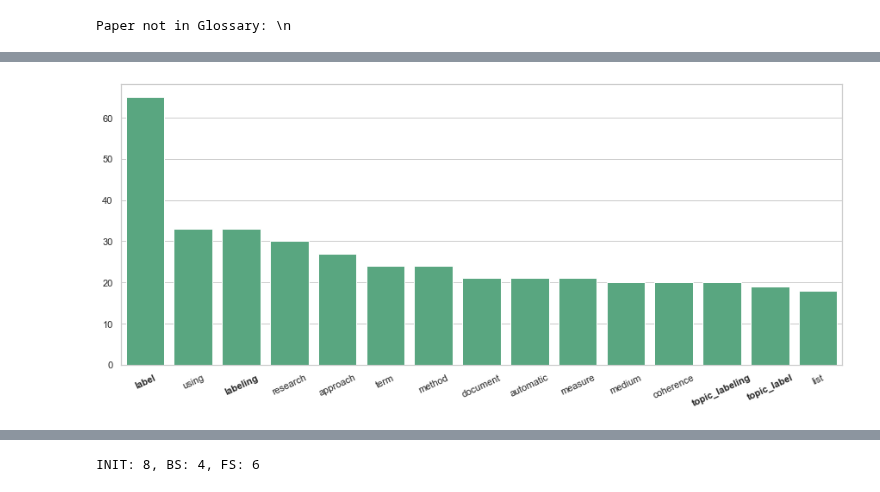
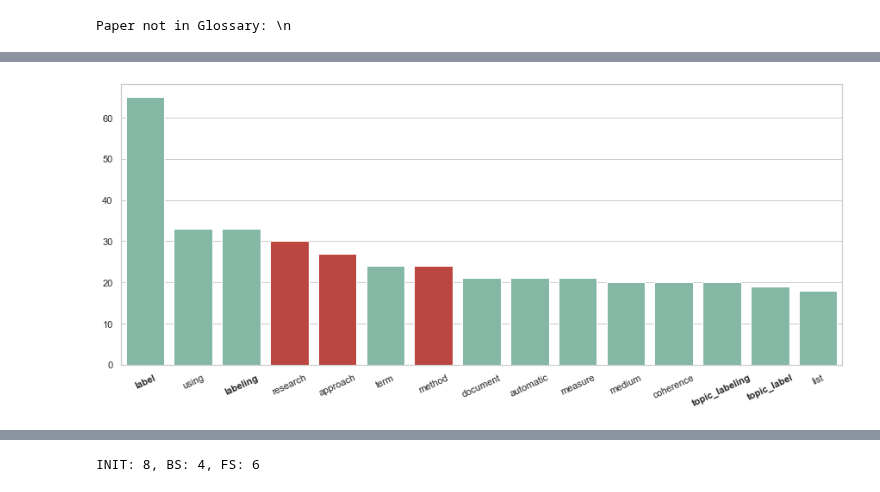
Before and after one commit to iberius96/Msc_Thesis, a Jupyter notebook: Paper Graphs/selection_network.ipynb, the cells around one changed output, grey strips where cells are left out. Drawn from its saved outputs; the diff is of its cells as text; code cells hidden in the pictures.

```diff
--- a/Paper Graphs/selection_network.ipynb
+++ b/Paper Graphs/selection_network.ipynb
@@ -74,22 +74,12 @@ for component in components:
 # %% [output]
 Paper not in Glossary: \n
 # %%
-# Print
-remove_tokens = ['topic', 'model', 'topic_model']
-title_abstr_str = ''
-lemmatizer = WordNetLemmatizer()
-
-# 0, 2, 8
-cur_comp_info = components_info[2]
-for paper in cur_comp_info:
-    cur_paper = cur_comp_info[paper]
-    title_abstr_str += f" {cur_paper['title']}"
-    title_abstr_str += f" {cur_paper['abstract']}"
-
 def remove_punctuation(input_string):
     return re.sub(r'[^\w\s]', '', input_string)
 
 def remove_stopwords(input_string):
+    remove_tokens = ['topic', 'model', 'topic_model']
+    lemmatizer = WordNetLemmatizer()
     tokens = nltk.word_tokenize(input_string.lower())
     tokens = [lemmatizer.lemmatize(word) for word in tokens if word not in stop_words]
     bigrams_trigrams = list(nltk.everygrams(tokens, 2, 3))
@@ -102,8 +92,18 @@ def count_tokens(input_string):
     tokens = remove_stopwords(remove_punctuation(input_string))
     return collections.Counter(tokens)
 
-token_count = count_tokens(title_abstr_str)
-sorted_token_count = dict(sorted(token_count.items(), key=lambda item: item[1], reverse=True))
+def compute_common_words(component_nr):
+    title_abstr_str = ''
 
-print(sorted_token_count)
+    # 0, 2, 8
+    cur_comp_info = components_info[component_nr]
+    for paper in cur_comp_info:
+        cur_paper = cur_comp_info[paper]
+        title_abstr_str += f" {cur_paper['title']}"
+        title_abstr_str += f" {cur_paper['abstract']}"
+
+    token_count = count_tokens(title_abstr_str)
+    return dict(sorted(token_count.items(), key=lambda item: item[1], reverse=True))
+
+print(compute_common_words(8))
 # %% [output]
@@ -136,6 +186,12 @@ for paper in cur_comp_info:
 # %%
 import seaborn as sns
 import matplotlib.pyplot as plt
+
+top_words_1 = list(compute_common_words(0))[:15]
+top_words_2 = list(compute_common_words(2))[:15]
+top_words_3 = list(compute_common_words(8))[:15]
+
+accepted_terms = [word for word in top_words_1 if word not in top_words_2 and word not in top_words_3]
 
 # Data
 term_counts = {'label': 65,
@@ -144,32 +200,34 @@ term_counts = {'label': 65,
                'research': 30,
                'approach': 27,
                'term': 24,
                'method': 24,
                'document': 21,
                'automatic': 21,
                'measure': 21,
                'medium': 20,
                'coherence': 20,
                'topic_labeling': 20,
                'topic_label': 19,
                'list': 18}
 
+
 # Convert data to lists
 labels = list(term_counts.keys())
 values = list(term_counts.values())
 
 # Create barplot using Seaborn
 fig, ax = plt.subplots(figsize=(15,6))
 sns.set(style='whitegrid')
 color = (0.3, 0.7, 0.5, 0.7) # tuple with RGB values and alpha value
-ax = sns.barplot(x=labels, y=values, color=color)
+cols = ['#D1342B' if term not in accepted_terms else '#7CBFA6' for term in term_counts]
+ax = sns.barplot(x=labels, y=values, color=color, palette=cols)
 
 # Bold x axis ticks that contain the root term "label*"
 for tick in ax.get_xticklabels():
     if 'label' in tick.get_text():
         tick.set_weight('bold')
 
 plt.xticks(rotation=25)
 plt.show()
 # %% [output]
-[figure, old version]
+[figure, new version]
```
Also changed, not shown: parts of 6 cells of this notebook, 24 other files.
